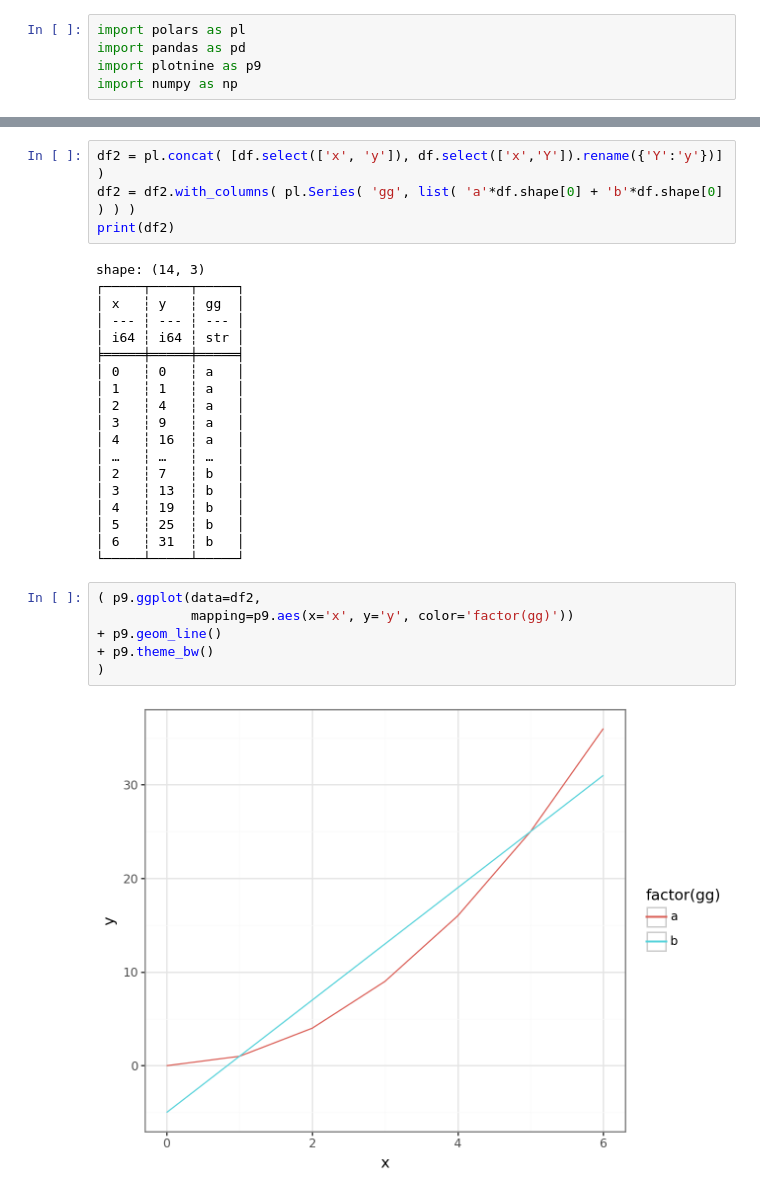
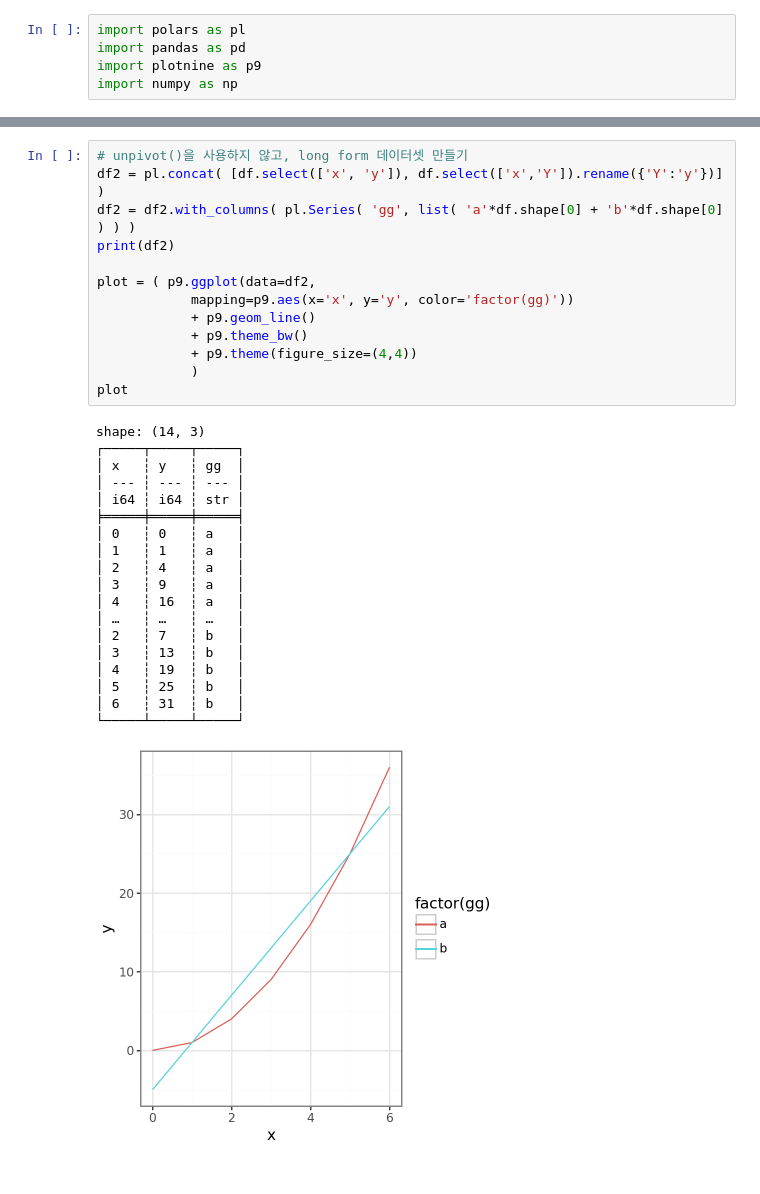
Before and after one commit to h2-ml/Linear-Regression, a Jupyter notebook: Linear_Regression.ipynb, the cells around one changed output, grey strips where cells are left out. Cells and saved outputs as stored; diff of their text form.

```diff
--- a/Linear_Regression.ipynb
+++ b/Linear_Regression.ipynb
@@ -35,31 +93,33 @@ shape: (7, 3)
 # %%
+# unpivot()을 사용하지 않고, long form 데이터셋 만들기
 df2 = pl.concat( [df.select(['x', 'y']), df.select(['x','Y']).rename({'Y':'y'})] )
 df2 = df2.with_columns( pl.Series( 'gg', list( 'a'*df.shape[0] + 'b'*df.shape[0] ) ) )
 print(df2)
+
+plot = ( p9.ggplot(data=df2,
+            mapping=p9.aes(x='x', y='y', color='factor(gg)'))
+            + p9.geom_line()
+            + p9.theme_bw()
+            + p9.theme(figure_size=(4,4))
+            )
+plot
 # %% [output]
 shape: (14, 3)
 ┌─────┬─────┬─────┐
 │ x   ┆ y   ┆ gg  │
 │ --- ┆ --- ┆ --- │
 │ i64 ┆ i64 ┆ str │
 ╞═════╪═════╪═════╡
 │ 0   ┆ 0   ┆ a   │
 │ 1   ┆ 1   ┆ a   │
 │ 2   ┆ 4   ┆ a   │
 │ 3   ┆ 9   ┆ a   │
 │ 4   ┆ 16  ┆ a   │
 │ …   ┆ …   ┆ …   │
 │ 2   ┆ 7   ┆ b   │
 │ 3   ┆ 13  ┆ b   │
 │ 4   ┆ 19  ┆ b   │
 │ 5   ┆ 25  ┆ b   │
 │ 6   ┆ 31  ┆ b   │
 └─────┴─────┴─────┘
+[figure, added]
-# %%
-( p9.ggplot(data=df2,
-            mapping=p9.aes(x='x', y='y', color='factor(gg)'))
-+ p9.geom_line()
-+ p9.theme_bw()
-)
-# %% [output]
-[figure, removed]
```
Also changed, not shown: parts of 10 cells of this notebook.
